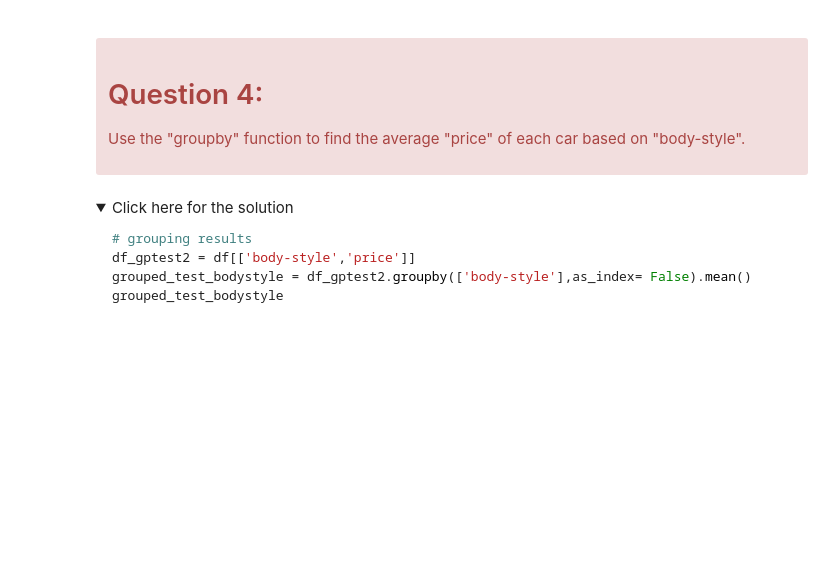
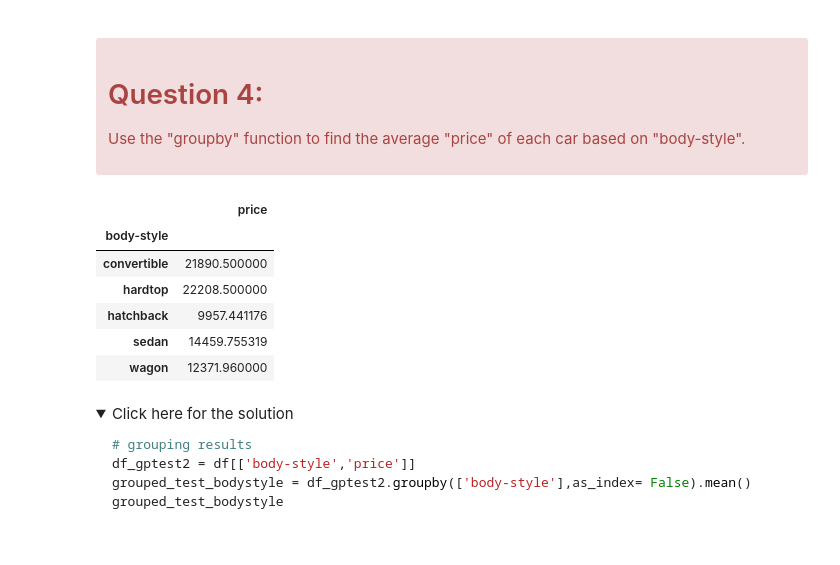
Before and after one commit to joaquimatheus/ml_roadmap, a Jupyter notebook: data_science/jupyter/EDA/ibm/DA0101EN-3-Review-Exploratory-Data-Analysis.ipynb, the cells around one changed output. Drawn from its saved outputs; the diff is of its cells as text; code cells hidden in the pictures; folded sections open; blank space fills up the shorter version.

```diff
--- a/data_science/jupyter/EDA/ibm/DA0101EN-3-Review-Exploratory-Data-Analysis.ipynb
+++ b/data_science/jupyter/EDA/ibm/DA0101EN-3-Review-Exploratory-Data-Analysis.ipynb
@@ -428,6 +496,17 @@ grouped_pivot
 </div>
 # %%
 # Write your code below and press Shift+Enter to execute
+price_body = df[['price', 'body-style']]
+grouped_price_body = price_body.groupby(['body-style']).mean()
+grouped_price_body
+# %% [output]
+|  | price |
+| body-style |  |
+| convertible | 21890.500000 |
+| hardtop | 22208.500000 |
+| hatchback | 9957.441176 |
+| sedan | 14459.755319 |
+| wagon | 12371.960000 |
 # %% [markdown]
 <details><summary>Click here for the solution</summary>
 
```
Also changed, not shown: parts of 30 cells of this notebook.
